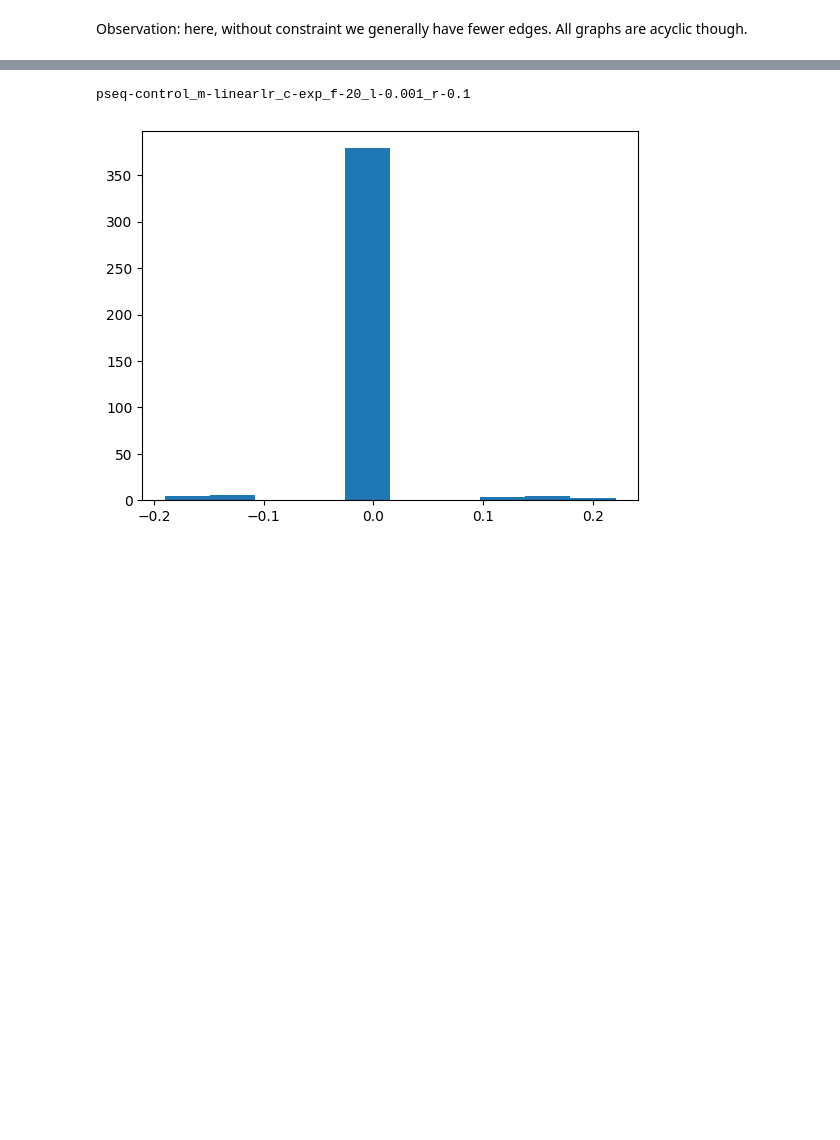
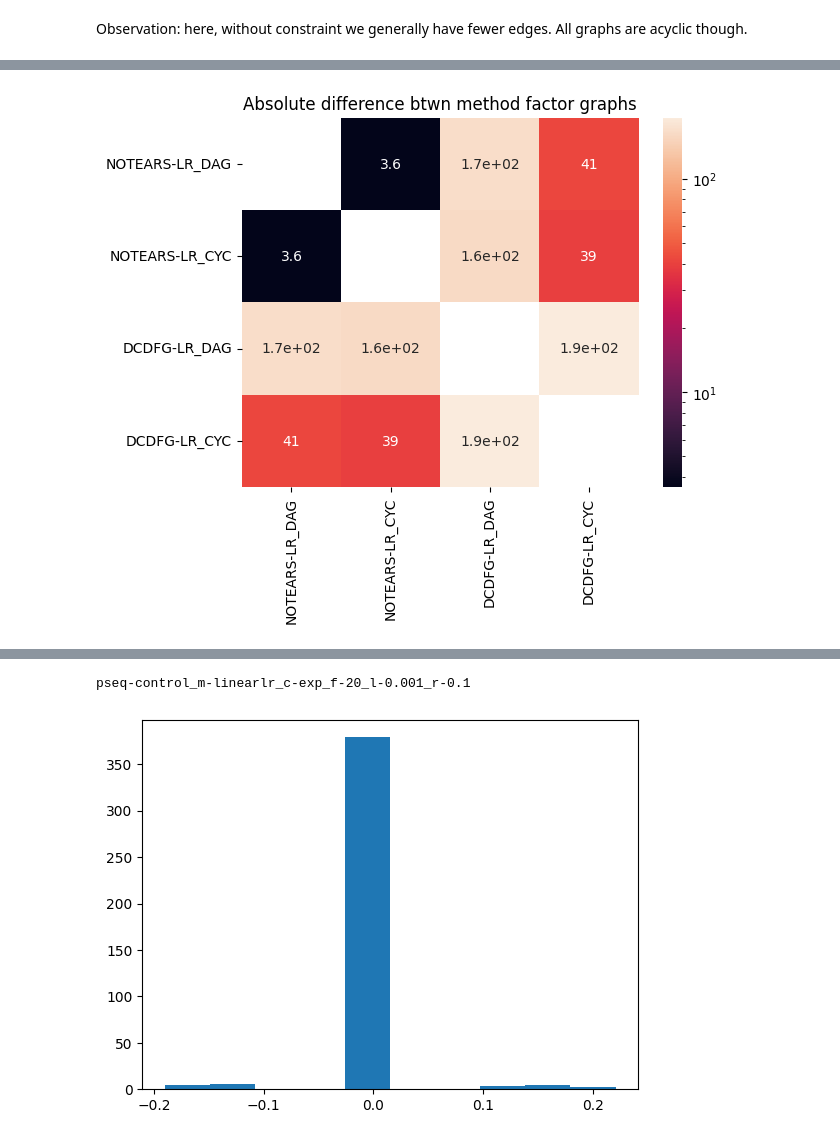
Before and after one commit to james-bowden/cgd, a Jupyter notebook: graph_analysis.ipynb, the cells around one changed output, grey strips where cells are left out. Drawn from its saved outputs; the diff is of its cells as text; code cells hidden in the pictures; blank space fills up the shorter version.

```diff
--- a/graph_analysis.ipynb
+++ b/graph_analysis.ipynb
@@ -72,0 +159,12 @@ Observation: here, without constraint we generally have fewer edges. All graphs
+# %%
+# compare factor graphs too somehow?
+# make pair comparison
+shd_arr = np.zeros((len(adj_list), len(adj_list)))
+for i, adj1 in enumerate(adj_list):
+    for j, adj2 in enumerate(adj_list):
+        shd_arr[i, j] = (np.abs(adj1 - adj2)).sum()
+sns.heatmap(shd_arr, annot=True, xticklabels=names, yticklabels=names, norm=LogNorm())
+plt.title('Absolute difference btwn method factor graphs')
+plt.show()
+# %% [output]
+[figure, added]
```
Also changed, not shown: parts of 9 cells of this notebook, 1 other file.
